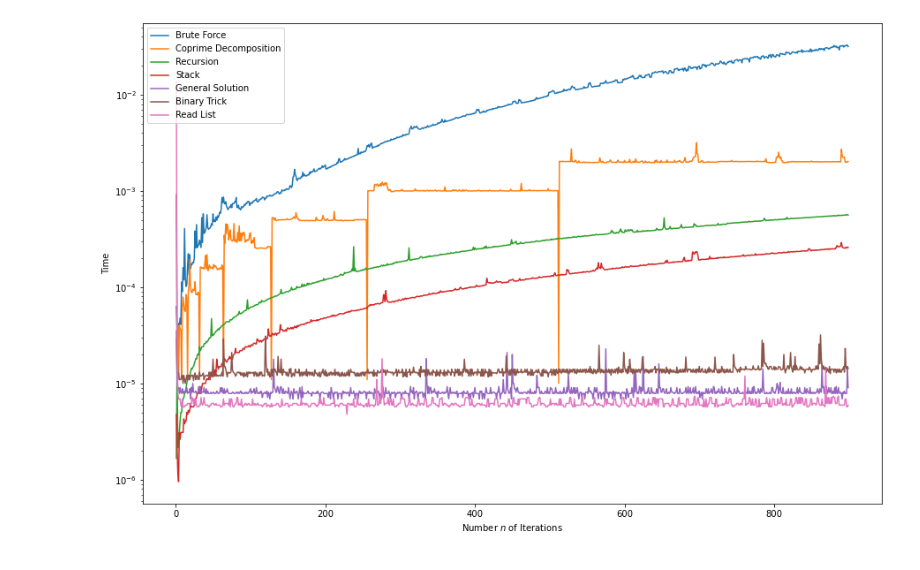
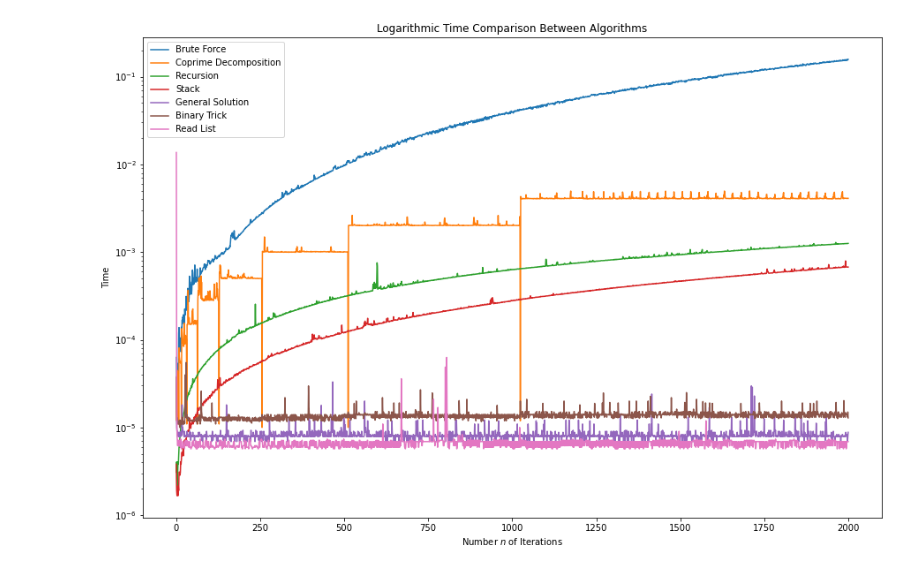
Before and after one commit to aethrvmn/Josephus, a Jupyter notebook: josephus.ipynb, the cells around one changed output. Saved outputs shown, nothing was run; the diff lists cells and outputs as text; code cells hidden in the pictures.

```diff
--- a/josephus.ipynb
+++ b/josephus.ipynb
@@ -75,7 +75,7 @@ read_time = np.array([])
 
 readlist = pd.read_csv('solutions.csv', index_col = 0)
 
-n, k = np.arange(1, 900), 2
+n, k = np.arange(1, 2000), 2
 # %%
 for i in tqdm(n):
     start = time.time()
@@ -124,13 +126,15 @@ complexity = pd.DataFrame({
 # %%
 complexity.plot(
         kind = 'line',
-        # title = 'Time Comparison Between Algorithms',
+        title = 'Logarithmic Time Comparison Between Algorithms',
         xlabel = 'Number $n$ of Iterations',
         ylabel = 'Time',
         figsize = (15,10),
         logy = True
         )
 
+plt.savefig('plots/' + str(n[-1]+1) + '_logplot.png')
+
 plt.show()
 # %% [output]
-[figure, old version]
+[figure, new version]
```
Also changed, not shown: parts of 1 cell of this notebook, 23 other files.
